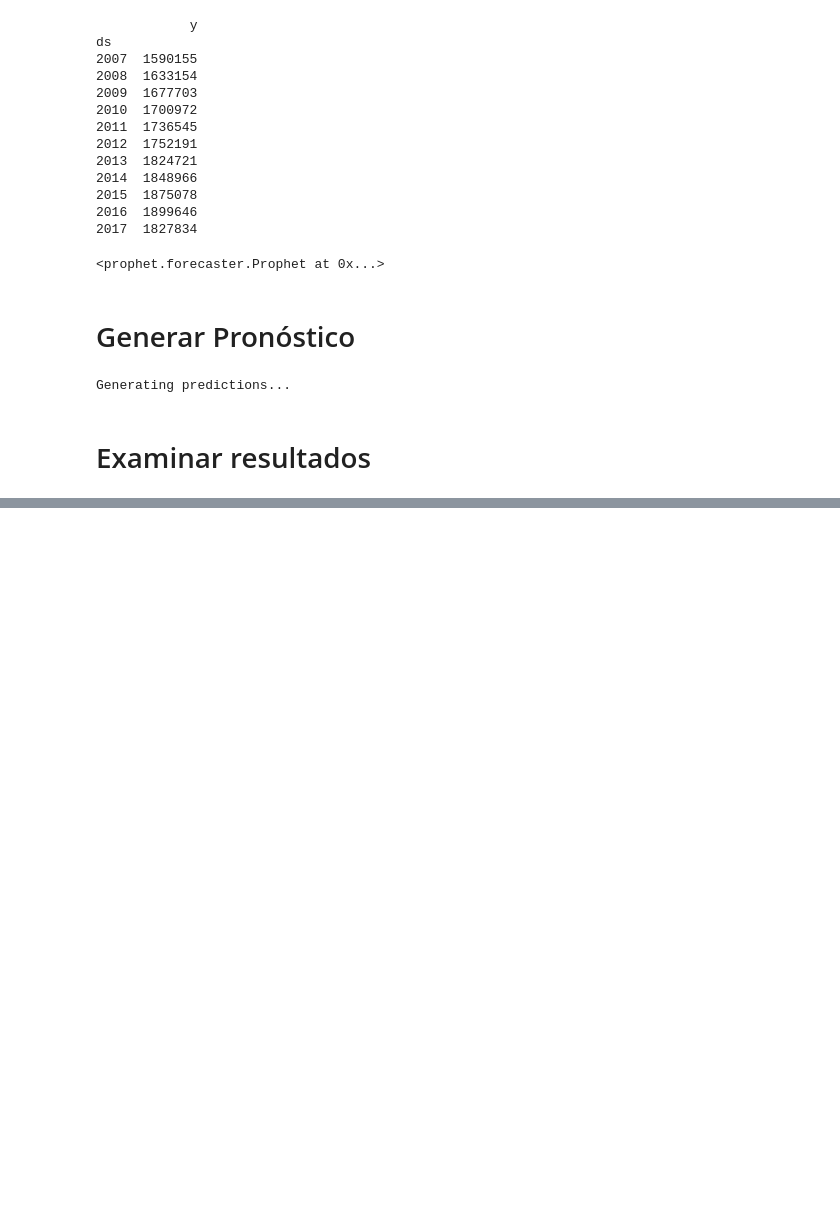
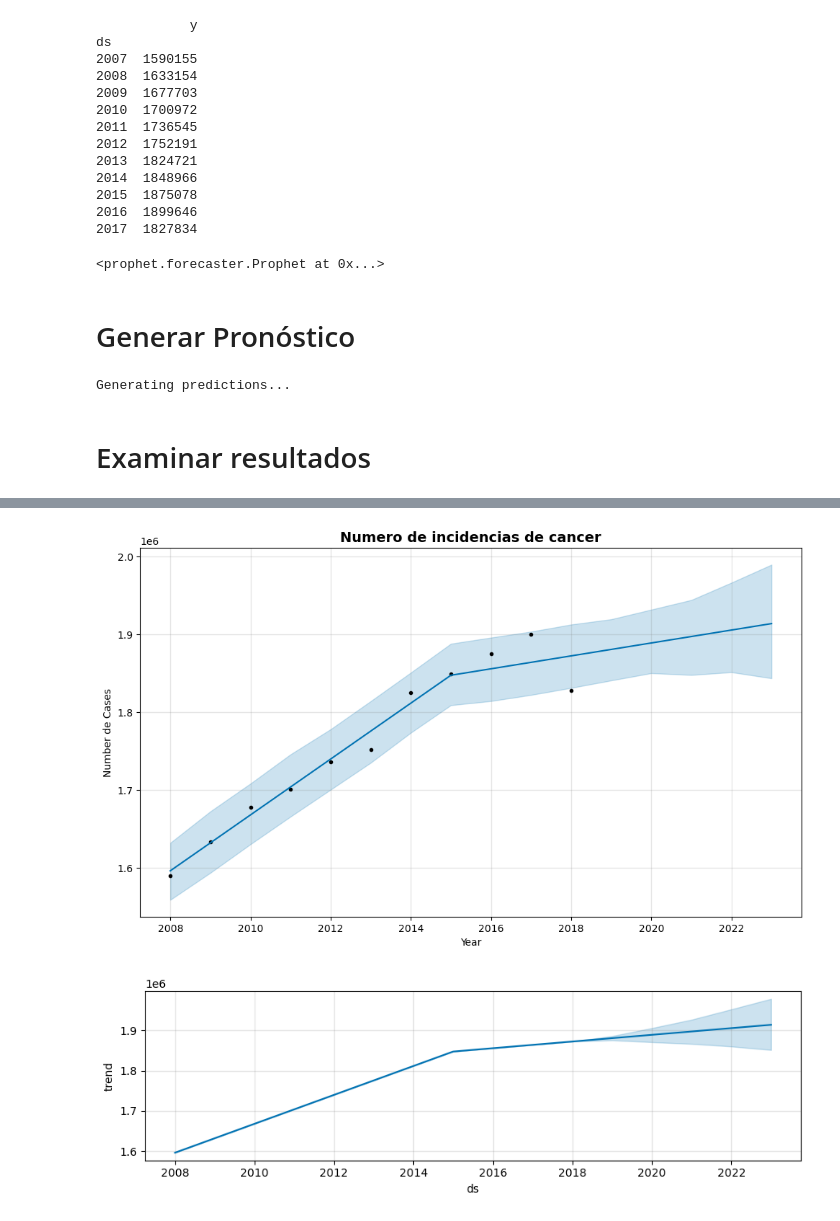
Before and after one commit to jsancheg/Europe_Cancer_Incidence, a Jupyter notebook: src/models/EDA Series.ipynb, the cells around one changed output, grey strips where cells are left out. Drawn from its saved outputs; the diff is of its cells as text; code cells hidden in the pictures; blank space fills up the shorter version.

Commit message:
update plots

```diff
--- a/src/models/EDA Series.ipynb
+++ b/src/models/EDA Series.ipynb
@@ -1002,7 +1003,10 @@ modelo2 = Prophet(
 CAPACITY = 2500000
 prophet_df = ts_europe.to_frame(name = 'y')
 print(prophet_df)
-serie_df = prophet_df.reset_index()
+sserie_df = prophet_df.reset_index()
+# serie_df = europe_df
+serie_df['ds'] = pd.to_datetime(serie_df['ds'], format="%Y")
+
 serie_df['cap'] = CAPACITY
 modelo1.fit(serie_df)
 modelo2.fit(serie_df)
@@ -1074,0 +1163,14 @@ future2_forecast['prediction_interval'] = future1_forecast['yhat_upper'] - futur
+# %%
+# PLot 1
+fig1 = modelo1.plot(forecast1)
+fig1.gca().set_title("Numero de incidencias de cancer", fontsize = 14, fontweight = 'bold')
+fig1.gca().set_xlabel("Year")
+fig1.gca().set_ylabel("Number de Cases")
+plt.show()
+
+# Plot 2
+fig2 = modelo1.plot_components(forecast1)
+plt.show()
+# %% [output]
+[figure, added]
+[figure, added]
```
Also changed, not shown: parts of 8 cells of this notebook.
